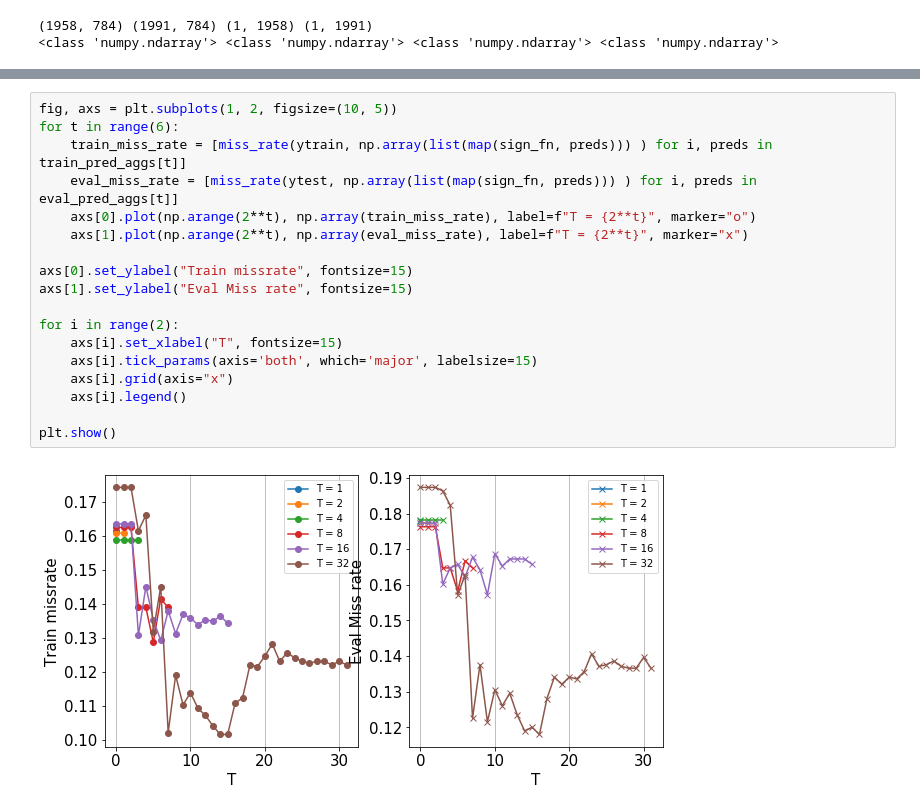
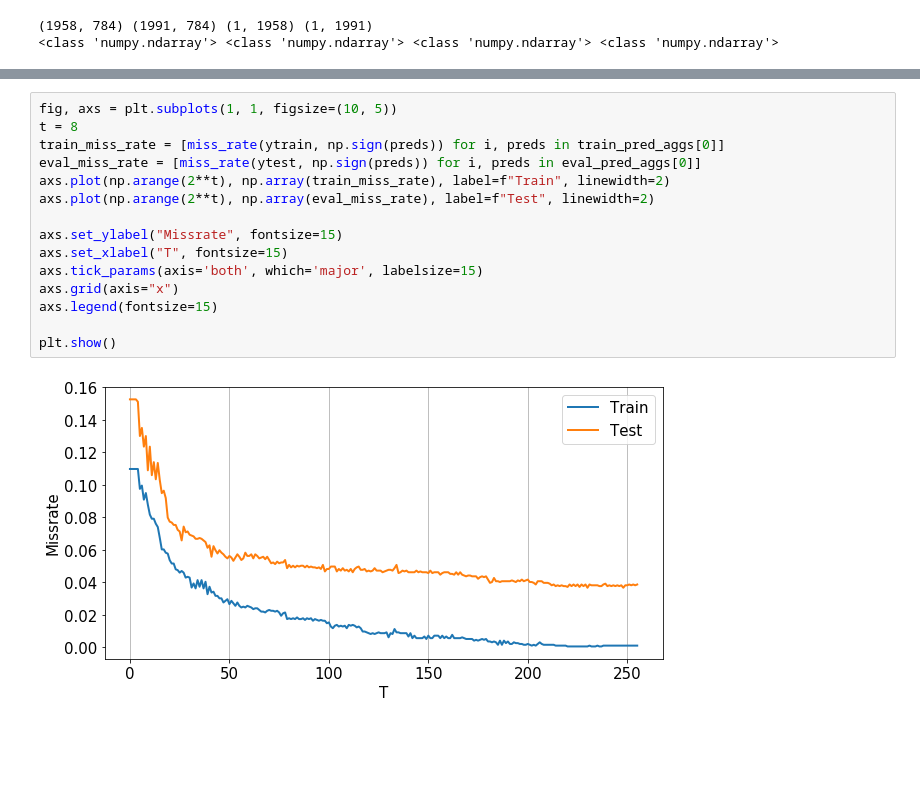
Before and after one commit to adithya8/CSE512-ML-SBU, a Jupyter notebook: hw5/Solutions/adaboost_release.ipynb, the cells around one changed output, grey strips where cells are left out. Saved outputs shown, nothing was run; the diff lists cells and outputs as text; blank space fills up the shorter version.

```diff
--- a/hw5/Solutions/adaboost_release.ipynb
+++ b/hw5/Solutions/adaboost_release.ipynb
@@ -250,21 +252,18 @@ plt.show()
 # %%
-fig, axs = plt.subplots(1, 2, figsize=(10, 5))
-for t in range(6):
-    train_miss_rate = [miss_rate(ytrain, np.array(list(map(sign_fn, preds))) ) for i, preds in train_pred_aggs[t]]
-    eval_miss_rate = [miss_rate(ytest, np.array(list(map(sign_fn, preds))) ) for i, preds in eval_pred_aggs[t]]
-    axs[0].plot(np.arange(2**t), np.array(train_miss_rate), label=f"T = {2**t}", marker="o")
-    axs[1].plot(np.arange(2**t), np.array(eval_miss_rate), label=f"T = {2**t}", marker="x")
+fig, axs = plt.subplots(1, 1, figsize=(10, 5))
+t = 8
+train_miss_rate = [miss_rate(ytrain, np.sign(preds)) for i, preds in train_pred_aggs[0]]
+eval_miss_rate = [miss_rate(ytest, np.sign(preds)) for i, preds in eval_pred_aggs[0]]
+axs.plot(np.arange(2**t), np.array(train_miss_rate), label=f"Train", linewidth=2)
+axs.plot(np.arange(2**t), np.array(eval_miss_rate), label=f"Test", linewidth=2)
 
-axs[0].set_ylabel("Train missrate", fontsize=15)
-axs[1].set_ylabel("Eval Miss rate", fontsize=15)
-
-for i in range(2):
-    axs[i].set_xlabel("T", fontsize=15)
-    axs[i].tick_params(axis='both', which='major', labelsize=15)
-    axs[i].grid(axis="x")
-    axs[i].legend()
+axs.set_ylabel("Missrate", fontsize=15)
+axs.set_xlabel("T", fontsize=15)
+axs.tick_params(axis='both', which='major', labelsize=15)
+axs.grid(axis="x")
+axs.legend(fontsize=15)
 
 plt.show()
 # %% [output]
-[figure, old version]
+[figure, new version]
 # %%
```
Also changed, not shown: parts of 14 cells of this notebook, 9 other files.
